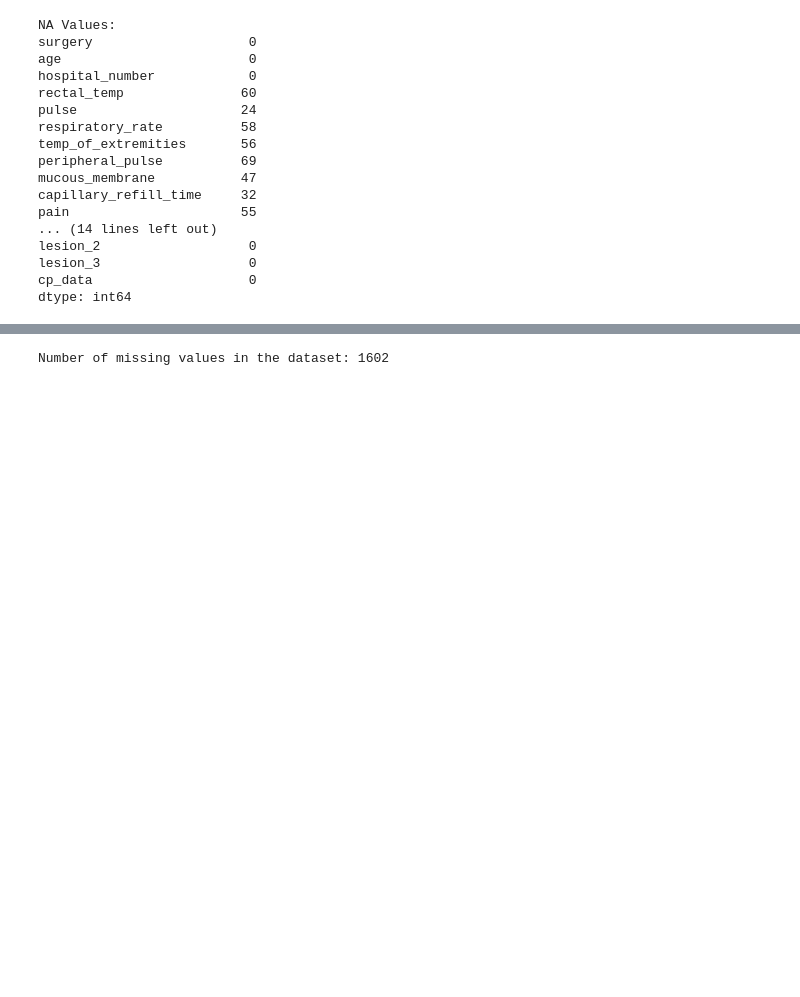
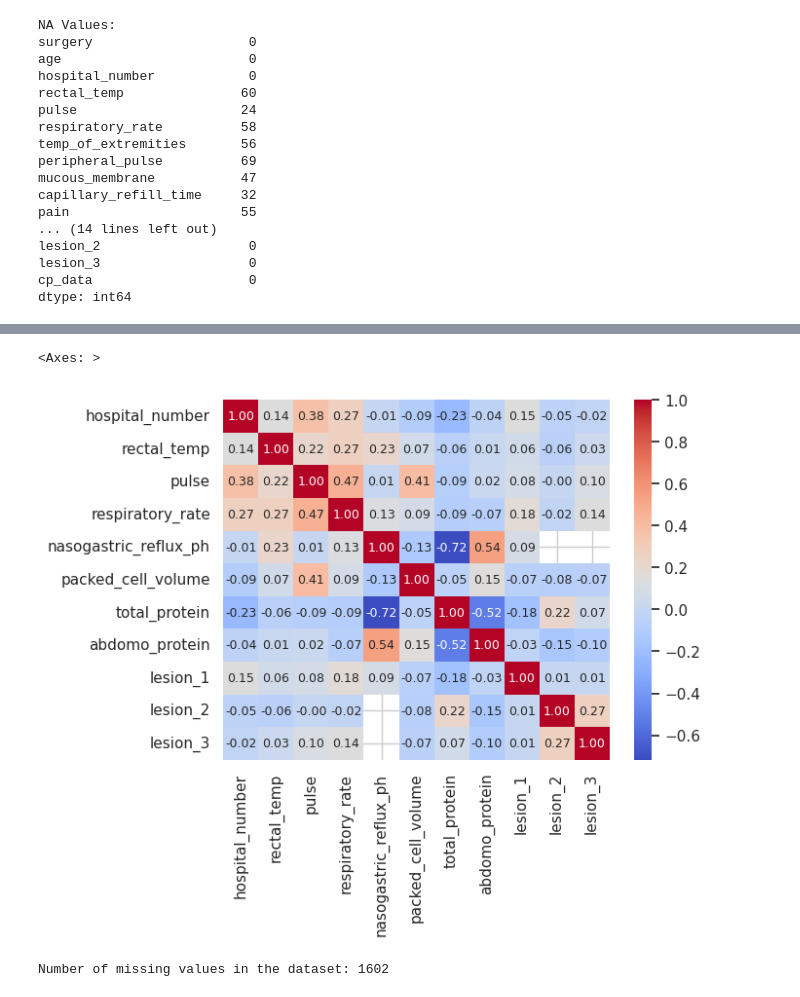
Before and after one commit to d-o-e/CST-383-Project, a Jupyter notebook: horse_colic_project.ipynb, the cells around one changed output, grey strips where cells are left out. Saved outputs shown, nothing was run; the diff lists cells and outputs as text; code cells hidden in the pictures; blank space fills up the shorter version.

```diff
--- a/horse_colic_project.ipynb
+++ b/horse_colic_project.ipynb
@@ -163,3 +243,8 @@ plt.show()
+# %%
+sns.heatmap(df.select_dtypes(include=np.number).corr(), annot=True,fmt='.2f',annot_kws={'fontsize':9}, cmap='coolwarm')
+# %% [output]
+<Axes: >
+[figure, added]
 # %%
 # Check the number of missing values (NA values)
 missing_values = df.isna().sum().sum()
```
Also changed, not shown: parts of 62 cells of this notebook, 1 other file.
